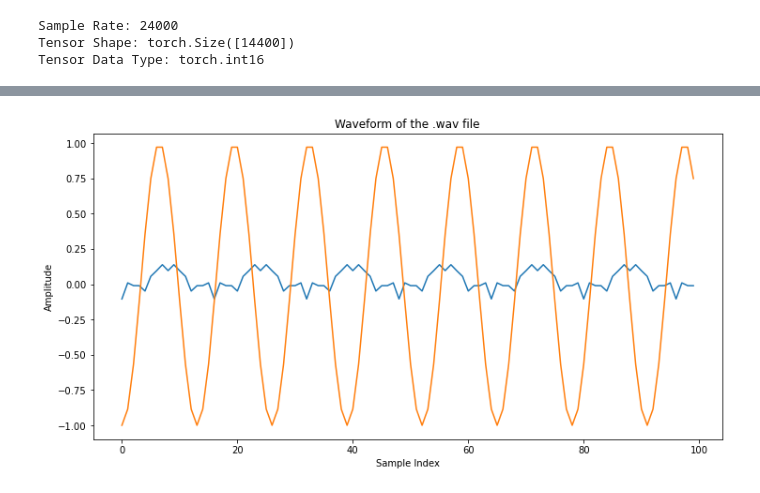
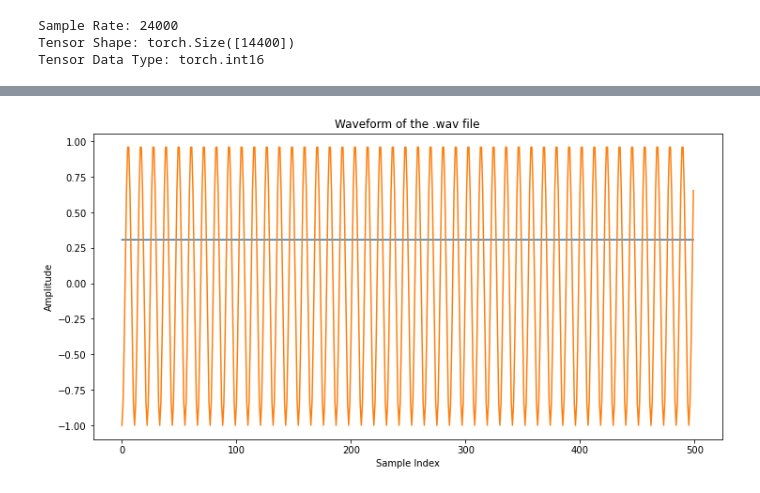
Before and after one commit to dallingordon/CSN, a Jupyter notebook: DoubleDutch.ipynb, the cells around one changed output, grey strips where cells are left out. Cells and saved outputs as stored; diff of their text form; code cells hidden in the pictures.

```diff
--- a/DoubleDutch.ipynb
+++ b/DoubleDutch.ipynb
@@ -810,6 +1142,6 @@ class PhaseAgreementLoss(nn.Module):
         return loss
 # %%
 # Define a loss function and optimizer
-hyperparameters = {'learning_rate': 0.001
+hyperparameters = {'learning_rate': 0.01
                    , 'epochs': 1000
-                   ,'batch_size': 20}
+                   ,'batch_size': 10}
@@ -821,0 +1148,2 @@ network = DoubleDutchNetwork5(L, 44100)
+# %%
+network = DoubleDutchNetworkMirror(sampling_rate = 441000,denominators = [16,8,4,2],duplicates = [1,1,2,4])
@@ -827,6 +1163,10 @@ dataset = WaveformDataset(data)
 batch_size = hyperparameters['batch_size']
 sampler = RandomBatchSampler(dataset, batch_size)
 dataloader = DataLoader(dataset, batch_sampler=sampler)
+
+store_grad = False
+if store_grad:
+    gradients = {}
 # %%
 import torch
 import torch.nn as nn
@@ -860,12 +1200,12 @@ for epoch in range(hyperparameters['epochs']):
         #outputs = network(inputs)
         inputs = inputs.unsqueeze(1).float()
         input_activation = torch.ones_like(inputs).float()
-        outputs = network(inputs,input_activation)
+        outputs = network(inputs)
 
         # Compute the loss
         loss = loss_function(outputs, targets.unsqueeze(1).float())
         mse = mse_loss(outputs, targets.unsqueeze(1).float())
-        loss =  loss   ##up mse.  hyper param, or maybe this moves? idk.  i bet this will be a bitch to train.
+        loss =  loss + mse   ##up mse.  hyper param, or maybe this moves? idk.  i bet this will be a bitch to train.
         #print(loss.dtype,outputs.dtype, targets.dtype)
         # Backward pass and optimize
         loss.backward()
@@ -917,35 +1257,35 @@ def run_inference_in_batches(network, input_list, batch_size=100):
 
     # List to collect the outputs
     outputs = []
 
     # Process the input tensor in batches
     for start in range(0, len(input_tensor), batch_size):
         end = min(start + batch_size, len(input_tensor))
         batch = input_tensor[start:end]
 
         # Pass the batch through the network
         with torch.no_grad():  # No need to compute gradients during inference
-            batch_output = network(batch.unsqueeze(1),torch.ones_like(batch).unsqueeze(1))
+            batch_output = network(batch.unsqueeze(1))
 
         # Append the batch output to the outputs list
         outputs.append(batch_output)
 
     # Concatenate all batch outputs into a single tensor
     final_output = torch.cat(outputs, dim=0)
 
     return final_output
 
 o = run_inference_in_batches(network, t)
 
 plt.figure(figsize=(12, 6))
 plt.plot(o)
 plt.plot(data)
 plt.title('Waveform of the .wav file')
 plt.xlabel('Sample Index')
 plt.ylabel('Amplitude')
 plt.show()
 # %% [output]
-[figure, old version]
+[figure, new version]
 # %%
 # Function to plot gradients for a1 and a2, c1 and c2 parameters in a layer
 def plot_gradients_per_layer(layer_gradients, layer_name):
```
Also changed, not shown: parts of 15 cells of this notebook, 1 other file.
